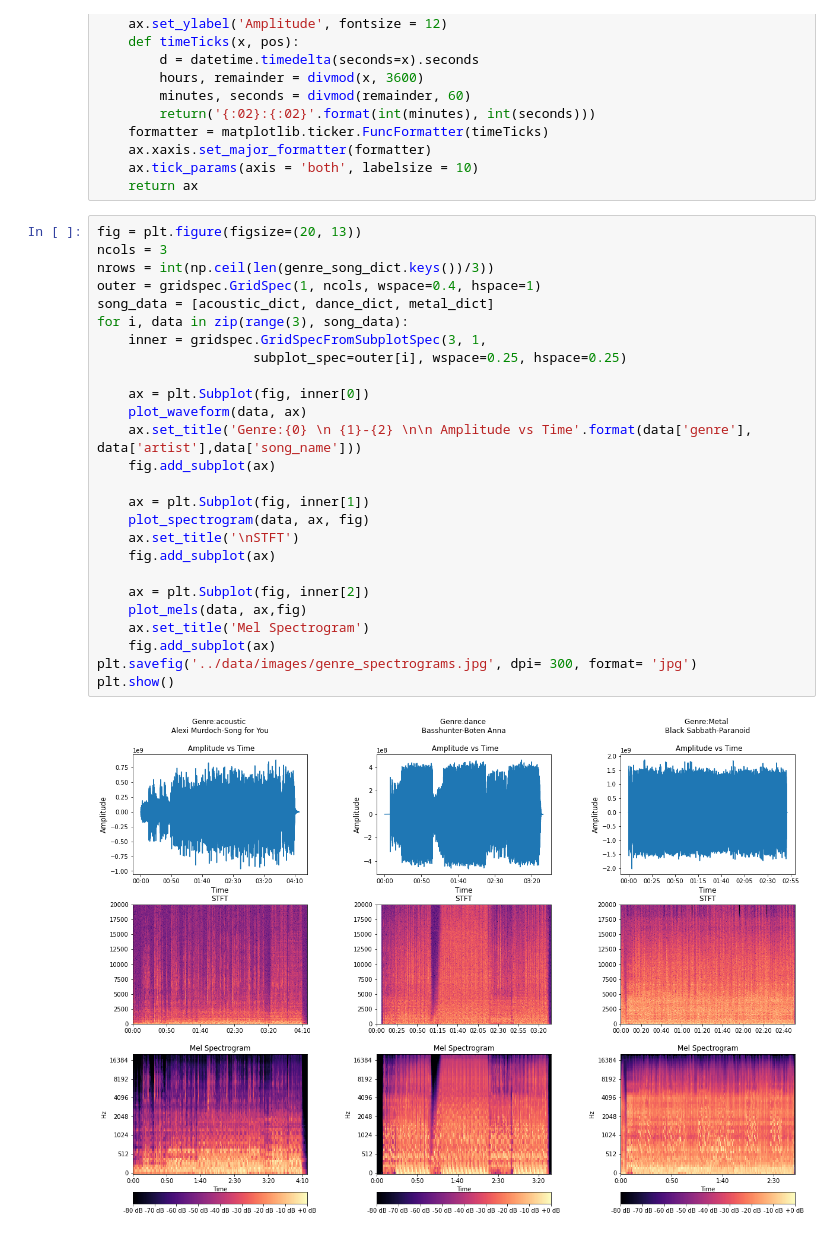
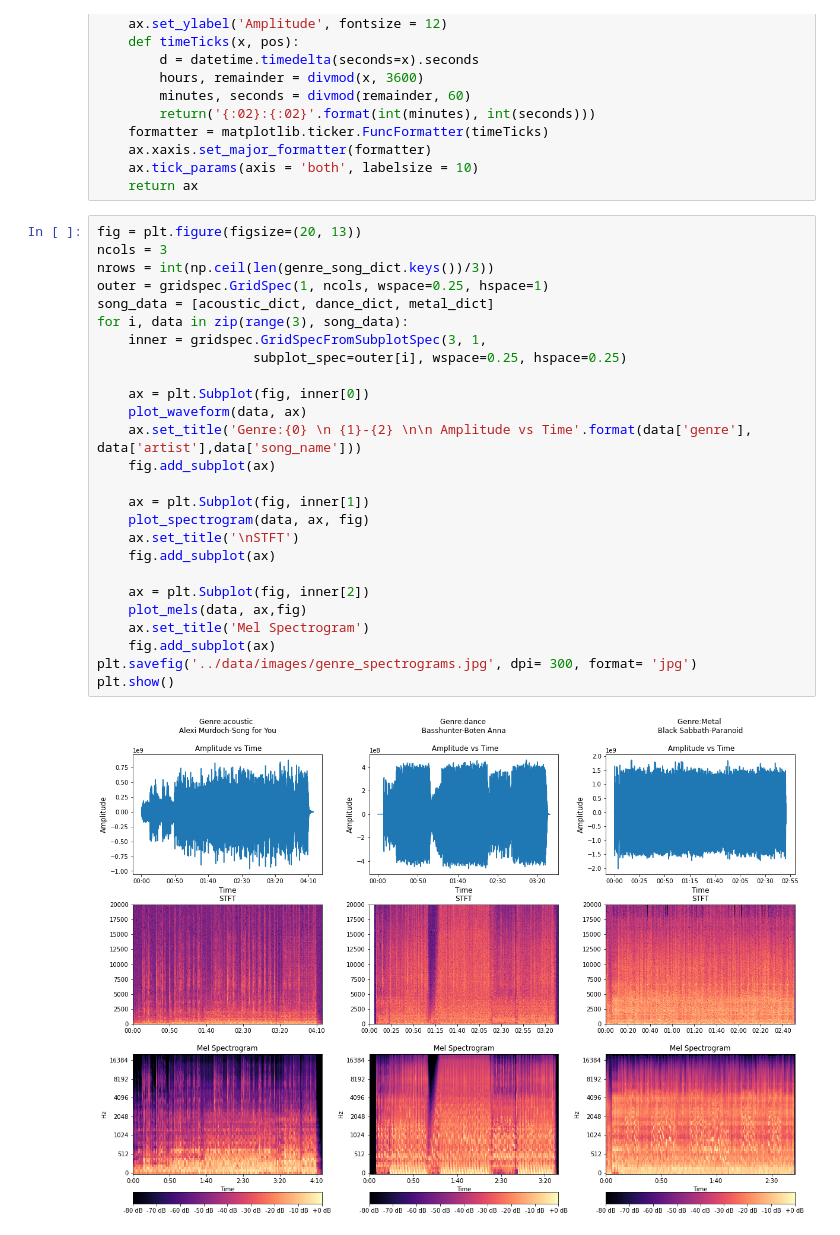
Before and after one commit to swami84/music_genre_classification, a Jupyter notebook: notebooks/Analysis.ipynb, the cells around one changed output. Saved outputs shown, nothing was run; the diff lists cells and outputs as text.

```diff
--- a/notebooks/Analysis.ipynb
+++ b/notebooks/Analysis.ipynb
@@ -203,28 +203,28 @@ def plot_waveform(data,ax):
 # %%
 fig = plt.figure(figsize=(20, 13))
 ncols = 3
 nrows = int(np.ceil(len(genre_song_dict.keys())/3))
-outer = gridspec.GridSpec(1, ncols, wspace=0.4, hspace=1)
+outer = gridspec.GridSpec(1, ncols, wspace=0.25, hspace=1)
 song_data = [acoustic_dict, dance_dict, metal_dict]
 for i, data in zip(range(3), song_data):
     inner = gridspec.GridSpecFromSubplotSpec(3, 1,
                     subplot_spec=outer[i], wspace=0.25, hspace=0.25)
 
     ax = plt.Subplot(fig, inner[0])
     plot_waveform(data, ax)
     ax.set_title('Genre:{0} \n {1}-{2} \n\n Amplitude vs Time'.format(data['genre'], data['artist'],data['song_name']))
     fig.add_subplot(ax)
 
     ax = plt.Subplot(fig, inner[1])
     plot_spectrogram(data, ax, fig)
     ax.set_title('\nSTFT')
     fig.add_subplot(ax)
 
     ax = plt.Subplot(fig, inner[2])
     plot_mels(data, ax,fig)
     ax.set_title('Mel Spectrogram')
     fig.add_subplot(ax)
 plt.savefig('../data/images/genre_spectrograms.jpg', dpi= 300, format= 'jpg')
 plt.show()
 # %% [output]
-[figure, old version]
+[figure, new version]
```
Also changed, not shown: 3 other files.
